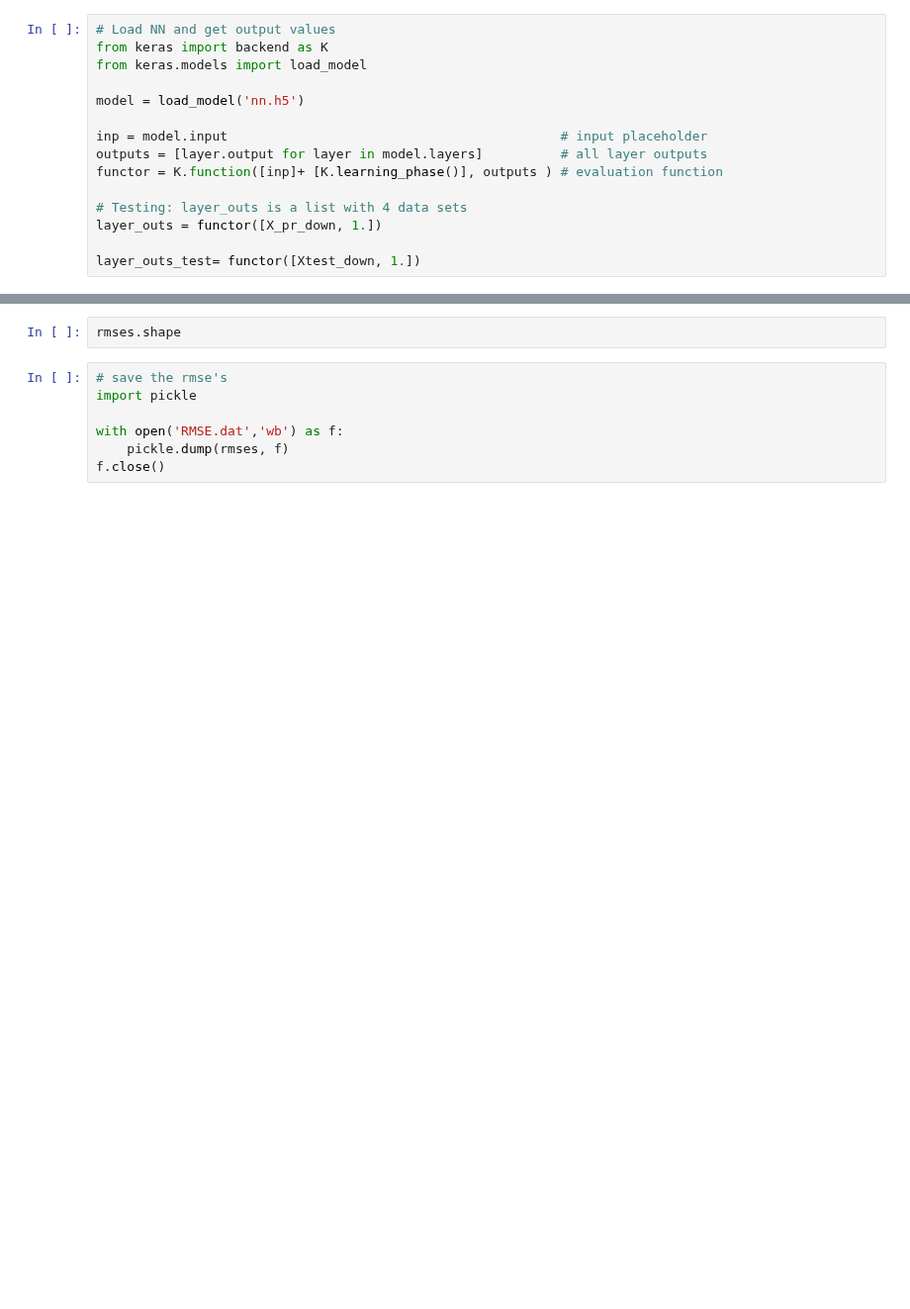
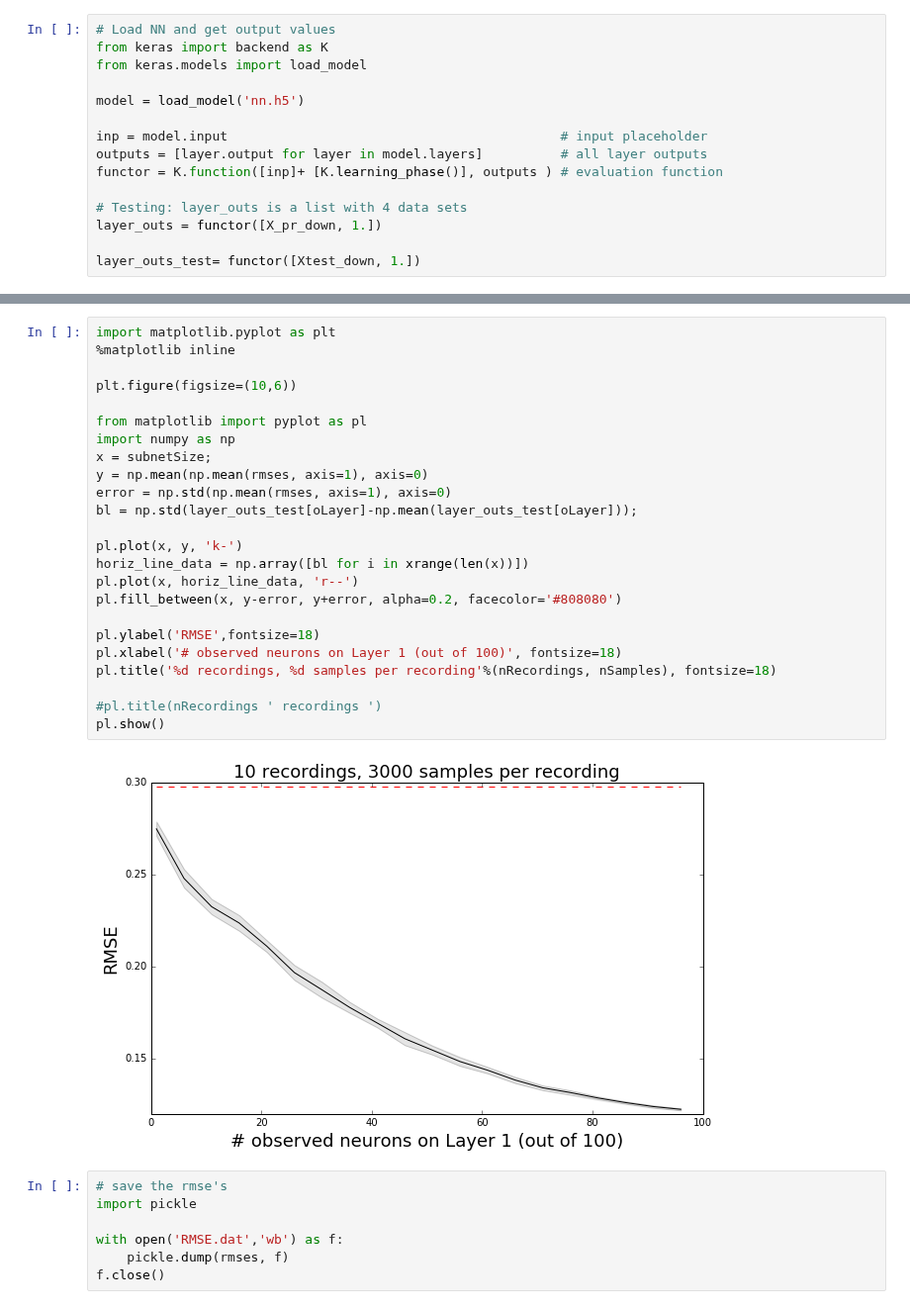
Before and after one commit to striantafillou/partial_recordings, a Jupyter notebook: RE_Script_NIPS2017.ipynb, the cells around one changed output, grey strips where cells are left out. Shown at 99% size. Saved outputs shown, nothing was run; the diff lists cells and outputs as text; blank space fills up the shorter version.

Commit message:
run script and produce figure for layer 0

```diff
--- a/RE_Script_NIPS2017.ipynb
+++ b/RE_Script_NIPS2017.ipynb
@@ -123,5 +146,29 @@ for ss in range(nSubnetSize):
-# %%
-rmses.shape
+# %%
+import matplotlib.pyplot as plt
+%matplotlib inline
+
+plt.figure(figsize=(10,6))
+
+from matplotlib import pyplot as pl
+import numpy as np
+x = subnetSize;
+y = np.mean(np.mean(rmses, axis=1), axis=0)
+error = np.std(np.mean(rmses, axis=1), axis=0)
+bl = np.std(layer_outs_test[oLayer]-np.mean(layer_outs_test[oLayer]));
+
+pl.plot(x, y, 'k-')
+horiz_line_data = np.array([bl for i in xrange(len(x))])
+pl.plot(x, horiz_line_data, 'r--')
+pl.fill_between(x, y-error, y+error, alpha=0.2, facecolor='#808080')
+
+pl.ylabel('RMSE',fontsize=18)
+pl.xlabel('# observed neurons on Layer 1 (out of 100)', fontsize=18)
+pl.title('%d recordings, %d samples per recording'%(nRecordings, nSamples), fontsize=18)
+
+#pl.title(nRecordings ' recordings ')
+pl.show()
+# %% [output]
+[figure, added]
 # %%
 # save the rmse's
 import pickle
```
Also changed, not shown: parts of 4 cells of this notebook, 4 other files.
